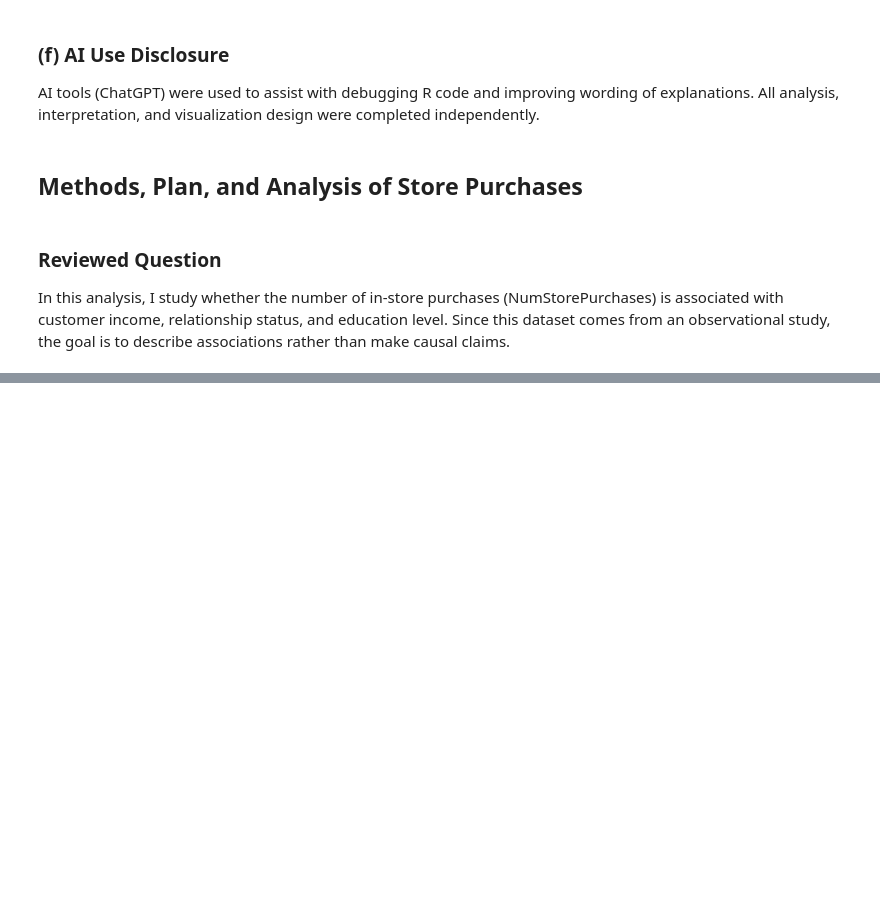
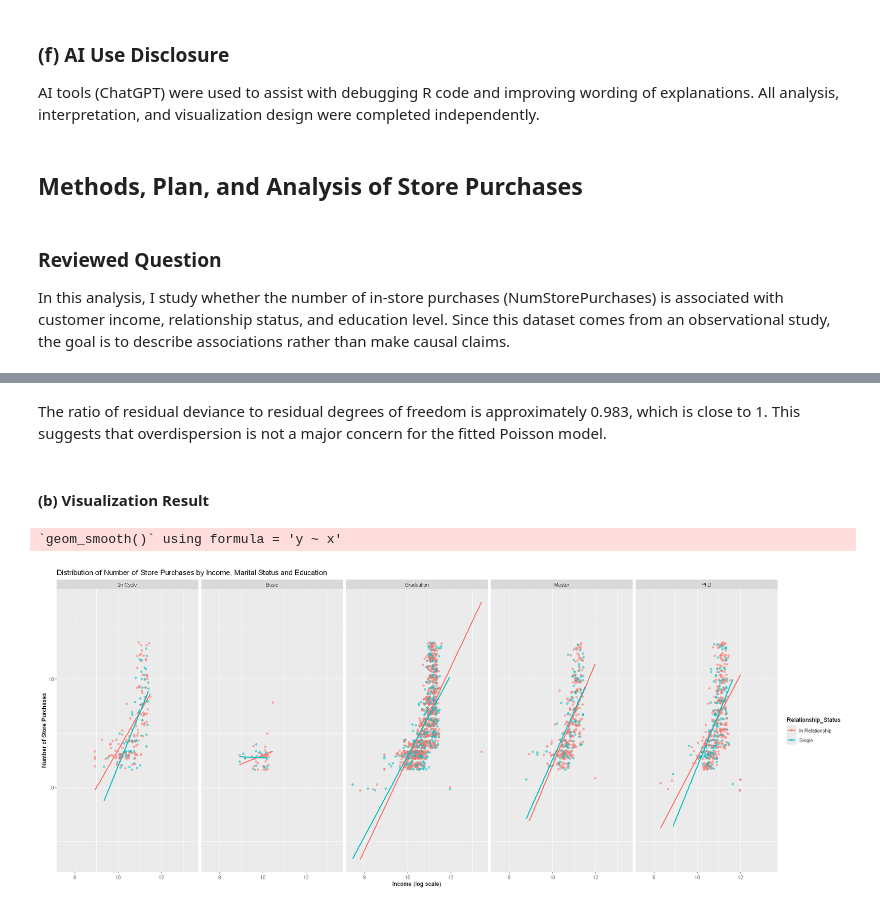
Before and after one commit to drrnaxl/STAT-301-Project, a Jupyter notebook: Final.ipynb, the cells around one changed output, grey strips where cells are left out. Drawn from its saved outputs; the diff is of its cells as text; code cells hidden in the pictures; blank space fills up the shorter version.

Commit message:
Used Poisson model instead

```diff
--- a/Final.ipynb
+++ b/Final.ipynb
@@ -278,0 +316,24 @@ A limitation is that NumStorePurchases is a count variable, so it may not fully
+# %% [markdown]
+The ratio of residual deviance to residual degrees of freedom is approximately 0.983, which is close to 1. This suggests that overdispersion is not a major concern for the fitted Poisson model.
+# %% [markdown]
+#### (b) Visualization Result
+# %%
+options(repr.plot.height = 8, repr.plot.width = 20)
+
+ggplot(cpa_cleaned,
+        aes(x = logIncome,
+            y = NumStorePurchases,
+            color = Relationship_Status
+        )
+    ) +
+    geom_jitter(alpha = 0.5) +
+    facet_grid(~Education) +
+    geom_smooth(method = "glm", se = FALSE) +
+  labs(
+    title = "Distribution of Number of Store Purchases by Income, Marital Status and Education",
+    x = "Income (log scale)",
+    y = "Number of Store Purchases"
+  )
+# %% [output]
+`geom_smooth()` using formula = 'y ~ x'
+[figure, added]
```
Also changed, not shown: parts of 6 cells of this notebook.
